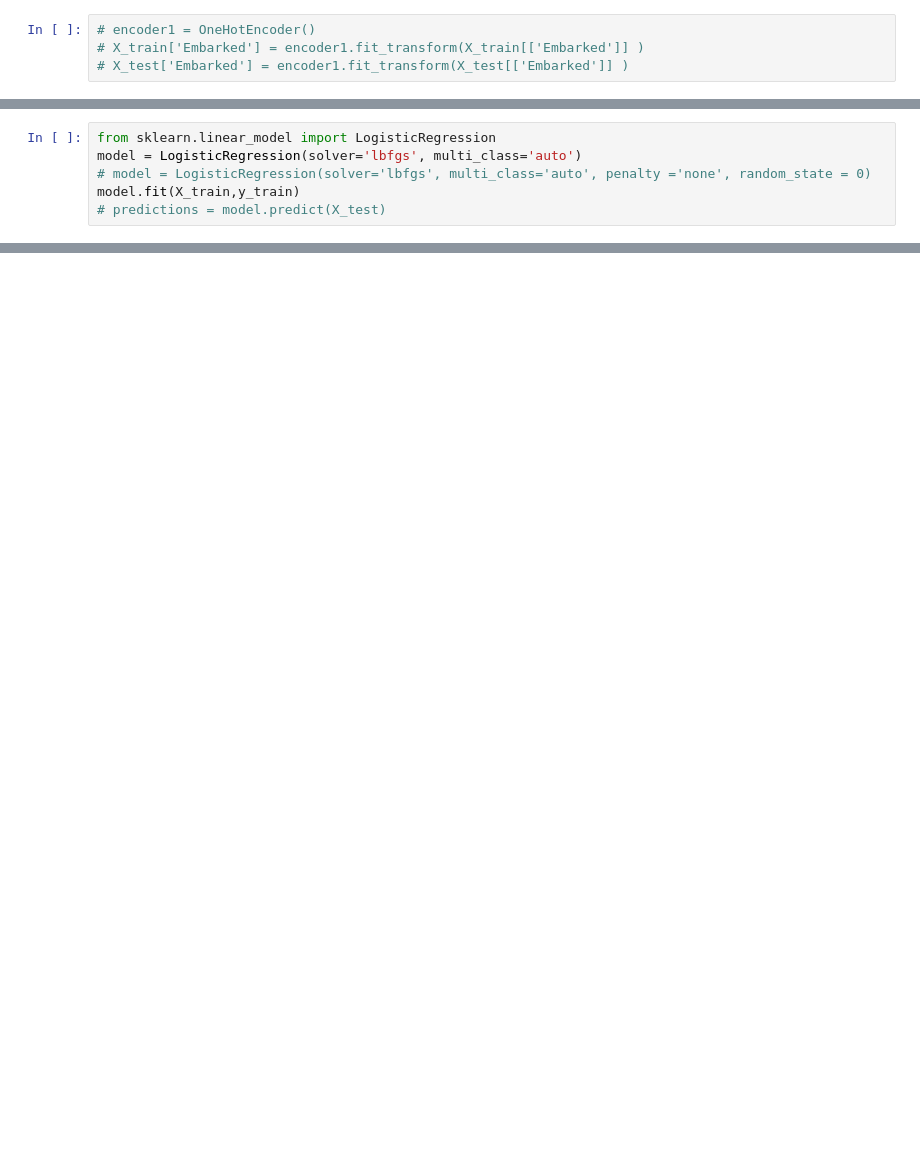
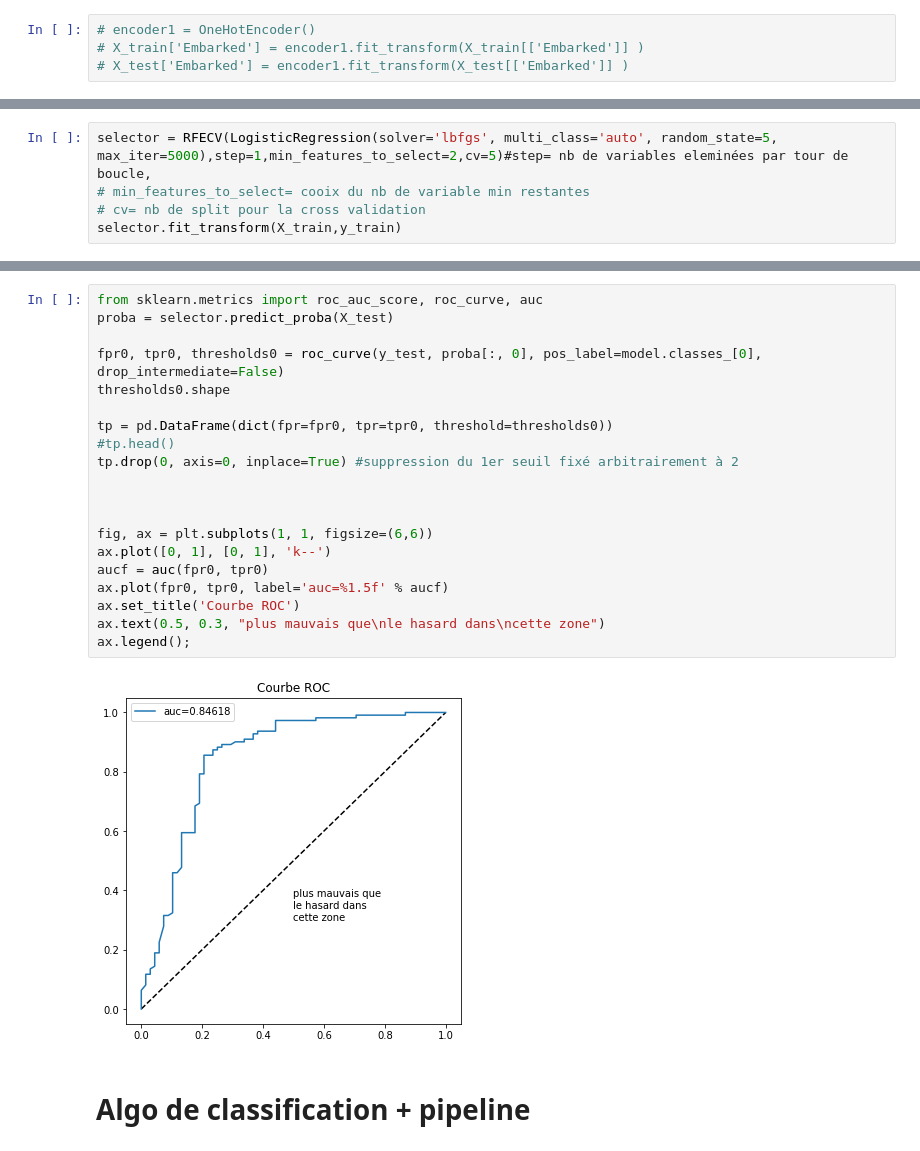
Before and after one commit to Damosm/Brief_Projet_Titanic, a Jupyter notebook: Brief_projet_titanic.ipynb, the cells around one changed output, grey strips where cells are left out. Drawn from its saved outputs; the diff is of its cells as text; blank space fills up the shorter version.

```diff
--- a/Brief_projet_titanic.ipynb
+++ b/Brief_projet_titanic.ipynb
@@ -172,0 +183,5 @@ See the caveats in the documentation: http://pandas.pydata.org/pandas-docs/stabl
+# %%
+selector = RFECV(LogisticRegression(solver='lbfgs', multi_class='auto', random_state=5, max_iter=5000),step=1,min_features_to_select=2,cv=5)#step= nb de variables eleminées par tour de boucle,
+# min_features_to_select= cooix du nb de variable min restantes
+# cv= nb de split pour la cross validation
+selector.fit_transform(X_train,y_train)
@@ -192,6 +204,0 @@ X_test.head()
-# %%
-from sklearn.linear_model import LogisticRegression
-model = LogisticRegression(solver='lbfgs', multi_class='auto')
-# model = LogisticRegression(solver='lbfgs', multi_class='auto', penalty ='none', random_state = 0)
-model.fit(X_train,y_train)
-# predictions = model.predict(X_test)
@@ -215,0 +288,24 @@ array([0, 0, 0, 0, 0, 0, 1, 0, 1, 0, 0, 0, 0, 1, 0, 1, 0, 1, 0, 0, 0, 1,
+# %%
+from sklearn.metrics import roc_auc_score, roc_curve, auc
+proba = selector.predict_proba(X_test)
+
+fpr0, tpr0, thresholds0 = roc_curve(y_test, proba[:, 0], pos_label=model.classes_[0], drop_intermediate=False)
+thresholds0.shape
+
+tp = pd.DataFrame(dict(fpr=fpr0, tpr=tpr0, threshold=thresholds0))
+#tp.head()
+tp.drop(0, axis=0, inplace=True) #suppression du 1er seuil fixé arbitrairement à 2
+
+
+
+fig, ax = plt.subplots(1, 1, figsize=(6,6))
+ax.plot([0, 1], [0, 1], 'k--')
+aucf = auc(fpr0, tpr0)
+ax.plot(fpr0, tpr0, label='auc=%1.5f' % aucf)
+ax.set_title('Courbe ROC')
+ax.text(0.5, 0.3, "plus mauvais que\nle hasard dans\ncette zone")
+ax.legend();
+# %% [output]
+[figure, added]
+# %% [markdown]
+# Algo de classification + pipeline
```
Also changed, not shown: parts of 30 cells of this notebook, 1 other file.
